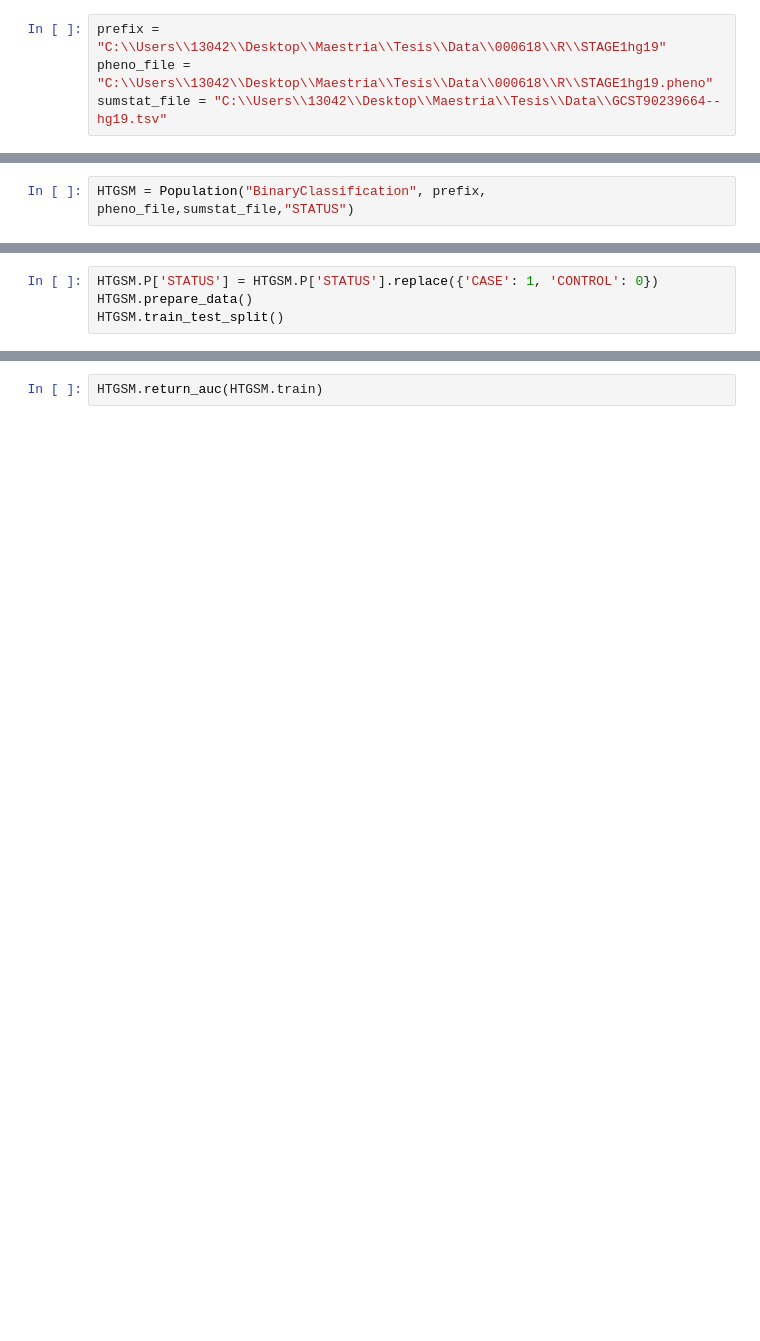
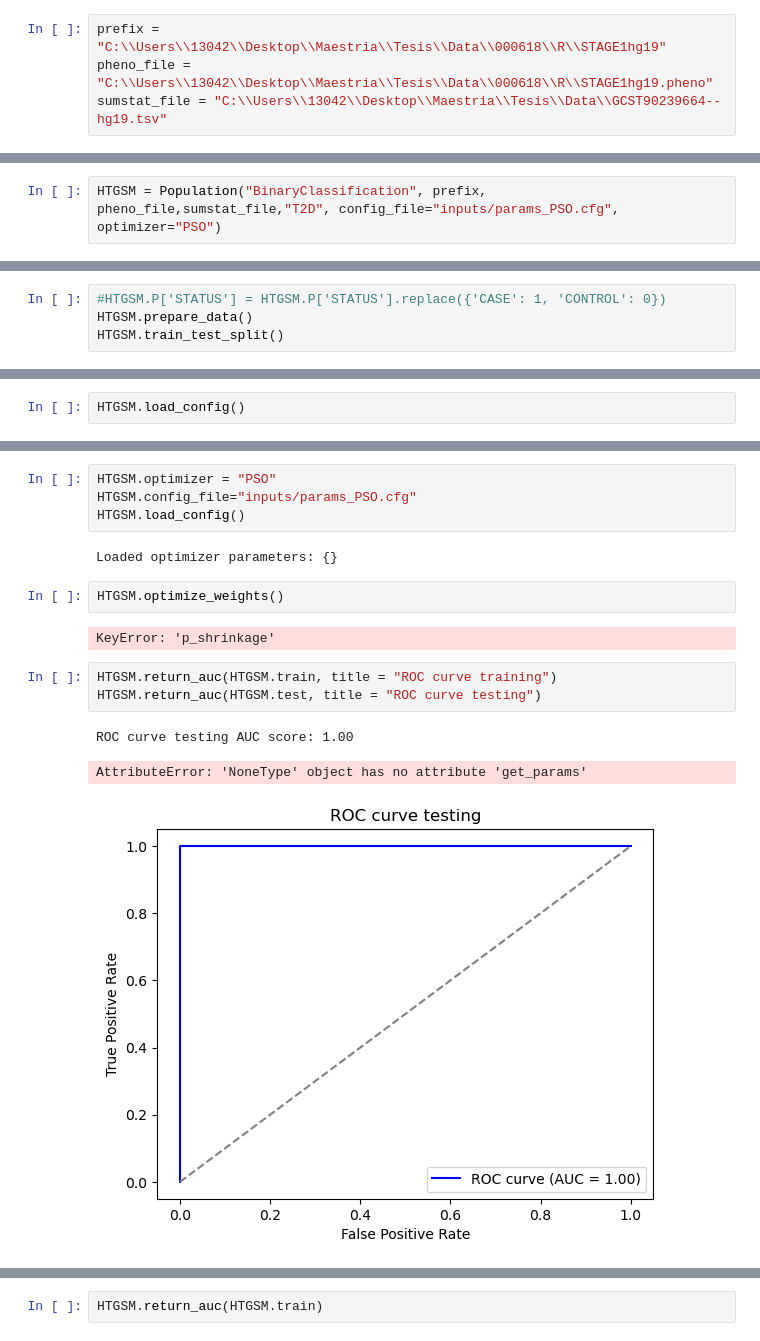
Before and after one commit to proteusmax/PSO-PolygenicScore, a Jupyter notebook: main.ipynb, the cells around one changed output, grey strips where cells are left out. Saved outputs shown, nothing was run; the diff lists cells and outputs as text; blank space fills up the shorter version.

```diff
--- a/main.ipynb
+++ b/main.ipynb
@@ -16,3 +16,3 @@ len(HTGSM.train)
 # %%
-HTGSM = Population("BinaryClassification", prefix, pheno_file,sumstat_file,"STATUS")
+HTGSM = Population("BinaryClassification", prefix, pheno_file,sumstat_file,"T2D", config_file="inputs/params_PSO.cfg", optimizer="PSO")
 # %% [output]
@@ -26,4 +25,4 @@ Some duplicates were removed.
 # %%
-HTGSM.P['STATUS'] = HTGSM.P['STATUS'].replace({'CASE': 1, 'CONTROL': 0})
+#HTGSM.P['STATUS'] = HTGSM.P['STATUS'].replace({'CASE': 1, 'CONTROL': 0})
 HTGSM.prepare_data()
 HTGSM.train_test_split()
@@ -37,0 +29,2 @@ HTGSM.matched.shape
+# %%
+HTGSM.load_config()
@@ -41,0 +53,17 @@ PicklingError: Could not pickle the task to send it to the workers.
+# %%
+HTGSM.optimizer = "PSO"
+HTGSM.config_file="inputs/params_PSO.cfg"
+HTGSM.load_config()
+# %% [output]
+Loaded optimizer parameters: {}
+# %%
+HTGSM.optimize_weights()
+# %% [output]
+KeyError: 'p_shrinkage'
+# %%
+HTGSM.return_auc(HTGSM.train, title = "ROC curve training")
+HTGSM.return_auc(HTGSM.test, title = "ROC curve testing")
+# %% [output]
+ROC curve testing AUC score: 1.00
+AttributeError: 'NoneType' object has no attribute 'get_params'
+[figure, added]
```
Also changed, not shown: parts of 9 cells of this notebook, 7 other files.
